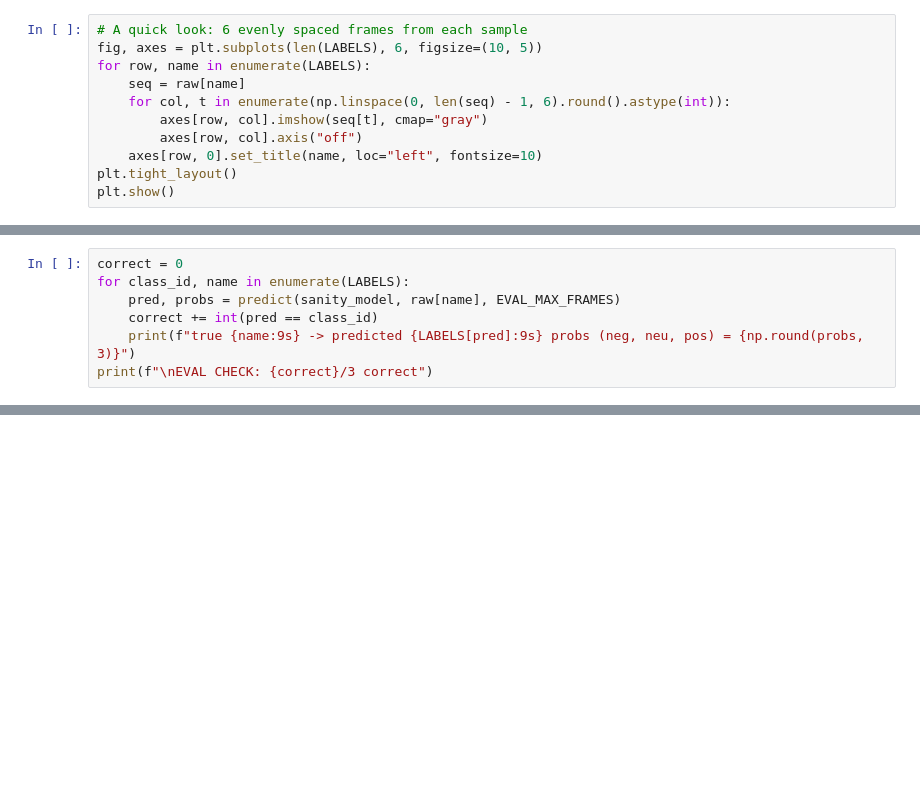
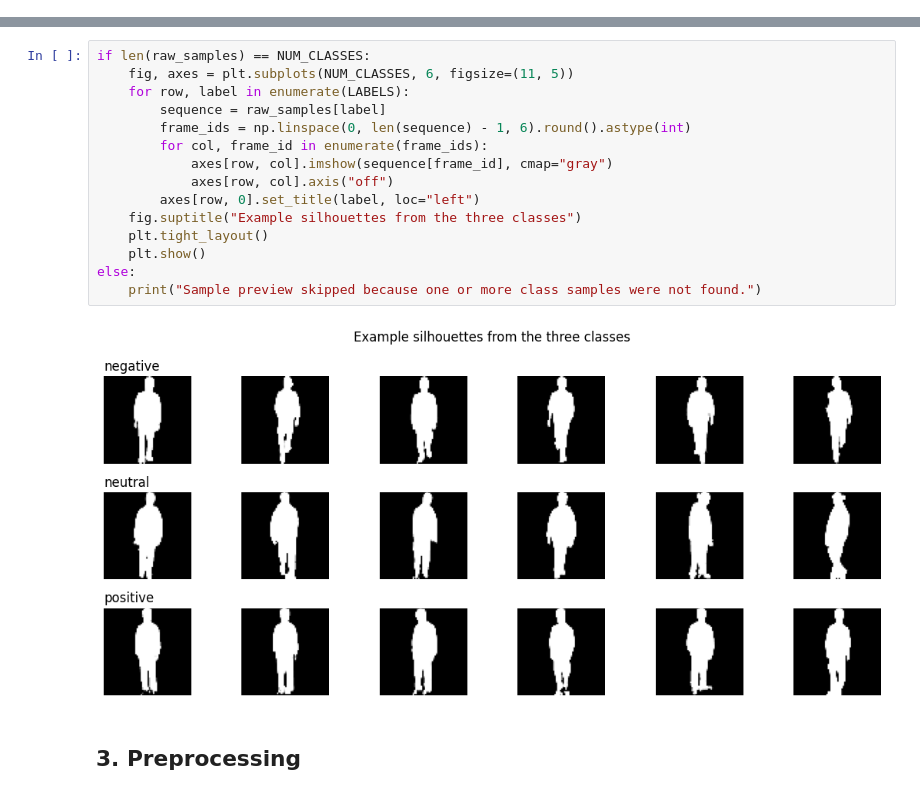
Before and after one commit to lycorixia/OpenGait-ScoNet, a Jupyter notebook: notebooks/sconet_from_scratch.ipynb, the cells around one changed output, grey strips where cells are left out. Saved outputs shown, nothing was run; the diff lists cells and outputs as text; blank space fills up the shorter version.

```diff
--- a/notebooks/sconet_from_scratch.ipynb
+++ b/notebooks/sconet_from_scratch.ipynb
@@ -147,11 +0,0 @@ positive  00000\positive\000_180\000_180.pkl            shape=(300, 64, 64) dtyp
-# %%
-# A quick look: 6 evenly spaced frames from each sample
-fig, axes = plt.subplots(len(LABELS), 6, figsize=(10, 5))
-for row, name in enumerate(LABELS):
-    seq = raw[name]
-    for col, t in enumerate(np.linspace(0, len(seq) - 1, 6).round().astype(int)):
-        axes[row, col].imshow(seq[t], cmap="gray")
-        axes[row, col].axis("off")
-    axes[row, 0].set_title(name, loc="left", fontsize=10)
-plt.tight_layout()
-plt.show()
@@ -558,7 +0,0 @@ Now the evaluation path: whole video in, prediction out. The same three videos a
-# %%
-correct = 0
-for class_id, name in enumerate(LABELS):
-    pred, probs = predict(sanity_model, raw[name], EVAL_MAX_FRAMES)
-    correct += int(pred == class_id)
-    print(f"true {name:9s} -> predicted {LABELS[pred]:9s} probs (neg, neu, pos) = {np.round(probs, 3)}")
-print(f"\nEVAL CHECK: {correct}/3 correct")
@@ -896,0 +215,19 @@ subset accuracy: 0.43333333333333335
+# %%
+if len(raw_samples) == NUM_CLASSES:
+    fig, axes = plt.subplots(NUM_CLASSES, 6, figsize=(11, 5))
+    for row, label in enumerate(LABELS):
+        sequence = raw_samples[label]
+        frame_ids = np.linspace(0, len(sequence) - 1, 6).round().astype(int)
+        for col, frame_id in enumerate(frame_ids):
+            axes[row, col].imshow(sequence[frame_id], cmap="gray")
+            axes[row, col].axis("off")
+        axes[row, 0].set_title(label, loc="left")
+    fig.suptitle("Example silhouettes from the three classes")
+    plt.tight_layout()
+    plt.show()
+else:
+    print("Sample preview skipped because one or more class samples were not found.")
+# %% [output]
+[figure, added]
+# %% [markdown]
+## 3. Preprocessing
```
Also changed, not shown: parts of 57 cells of this notebook, 7 other files.
